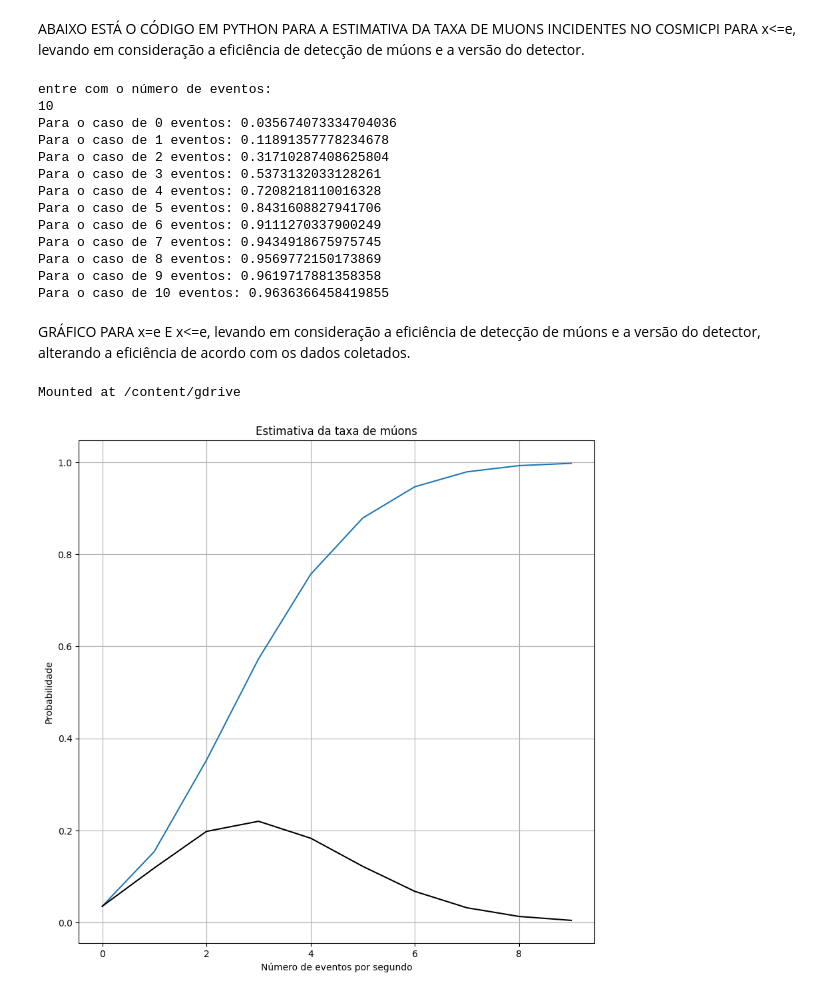
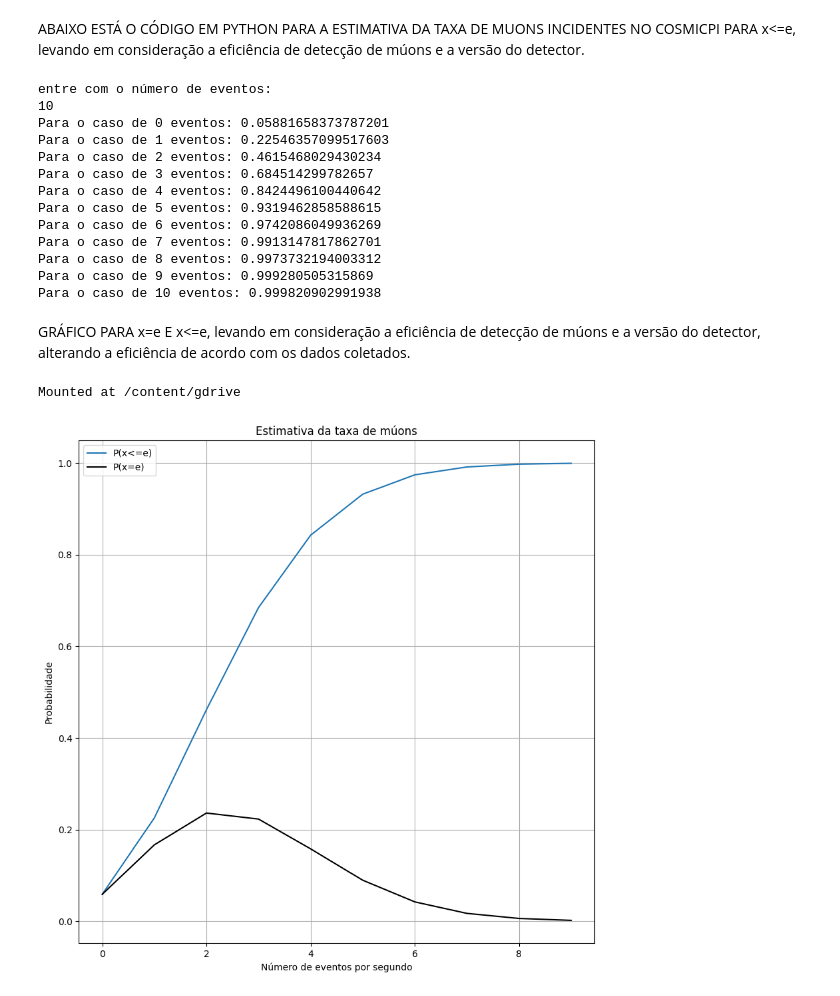
Before and after one commit to taisizidoro/ic, a Jupyter notebook: cosmicpi.ipynb, the cells around one changed output. Cells and saved outputs as stored; diff of their text form; code cells hidden in the pictures.

```diff
--- a/cosmicpi.ipynb
+++ b/cosmicpi.ipynb
@@ -39,6 +39,7 @@ def fatorial(x):
 
 def prob(e, m, cum, l):
     print("Para o caso de 0 eventos:",((e**(-m))*(m**0)))
+    cum += ((e**(-m))*(m**0))
     for cont in range(len(l)):
         cum += ((e**(-m))*(m**(cont+1)))/l[cont]
         print("Para o caso de", cont+1, "eventos:",cum)
@@ -47,7 +48,7 @@ def prob(e, m, cum, l):
 def main():
     x = int(input(print("entre com o número de eventos:")))
     cum, e = 0.0, 2.71828
-    m = (100*200*(1/(60*100)))*1                     #de acordo com os dados coletados, eficiencia = 1 é o que melhor se ajusta aos resultados
+    m = (100*200*(1/(60*100)))*0.85
     l = fatorial(x)
     prob(e, m, cum, l)
 
@@ -56,39 +57,40 @@ main()
 # %% [output]
 entre com o número de eventos:
 10
-Para o caso de 0 eventos: 0.035674073334704036
-Para o caso de 1 eventos: 0.11891357778234678
-Para o caso de 2 eventos: 0.31710287408625804
-Para o caso de 3 eventos: 0.5373132033128261
-Para o caso de 4 eventos: 0.7208218110016328
-Para o caso de 5 eventos: 0.8431608827941706
-Para o caso de 6 eventos: 0.9111270337900249
-Para o caso de 7 eventos: 0.9434918675975745
-Para o caso de 8 eventos: 0.9569772150173869
-Para o caso de 9 eventos: 0.9619717881358358
-Para o caso de 10 eventos: 0.9636366458419855
+Para o caso de 0 eventos: 0.05881658373787201
+Para o caso de 1 eventos: 0.22546357099517603
+Para o caso de 2 eventos: 0.4615468029430234
+Para o caso de 3 eventos: 0.684514299782657
+Para o caso de 4 eventos: 0.8424496100440642
+Para o caso de 5 eventos: 0.9319462858588615
+Para o caso de 6 eventos: 0.9742086049936269
+Para o caso de 7 eventos: 0.9913147817862701
+Para o caso de 8 eventos: 0.9973732194003312
+Para o caso de 9 eventos: 0.999280505315869
+Para o caso de 10 eventos: 0.999820902991938
 # %% [markdown]
 GRÁFICO PARA x=e E x<=e, levando em consideração a eficiência de detecção de múons e a versão do detector, alterando a eficiência de acordo com os dados coletados.
 # %%
 from matplotlib import pyplot as plt
 from scipy.stats import poisson
 import numpy as np
 from google.colab import drive
 drive.mount('/content/gdrive')
 
 x = 10
-m = (100*200*(1/(60*100)))*1                  #de acordo com os dados coletados, eficiencia = 1 é o que melhor se ajusta aos resultados
+m = (100*200*(1/(60*100)))*0.85
 
 a = np.arange(x)
 
 fig, ax = plt.subplots(figsize=(len(a), len(poisson.cdf(a, m))), dpi=100)
 ax.plot(a,poisson.cdf(a, m), poisson.pmf(a,m), "k-")
 ax.grid(which="both")
 ax.set_title("Estimativa da taxa de múons")
 ax.set_xlabel("Número de eventos por segundo")
 ax.set_ylabel("Probabilidade")
+plt.legend(ax, labels = ("P(x<=e)","P(x=e)"))
 plt.savefig(fname = "cosmicpi.png", edgecolor = "white", bbox_inches = "tight", dpi=fig.dpi)
 plt.show()
 # %% [output]
 Mounted at /content/gdrive
-[figure, old version]
+[figure, new version]
```
Also changed, not shown: parts of 1 cell of this notebook.
